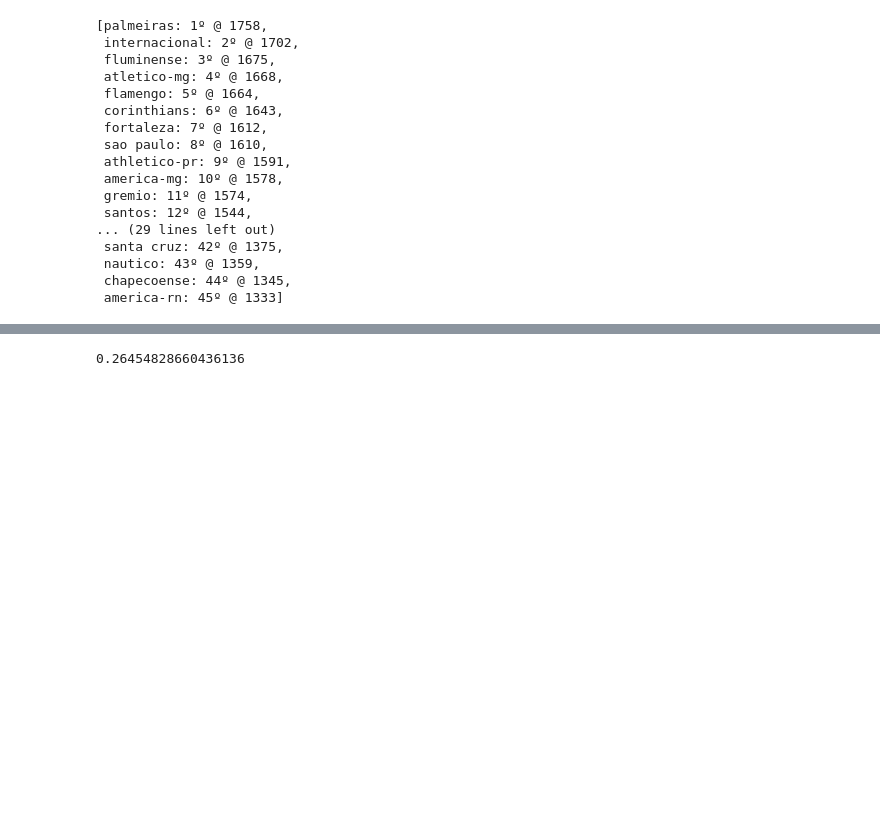
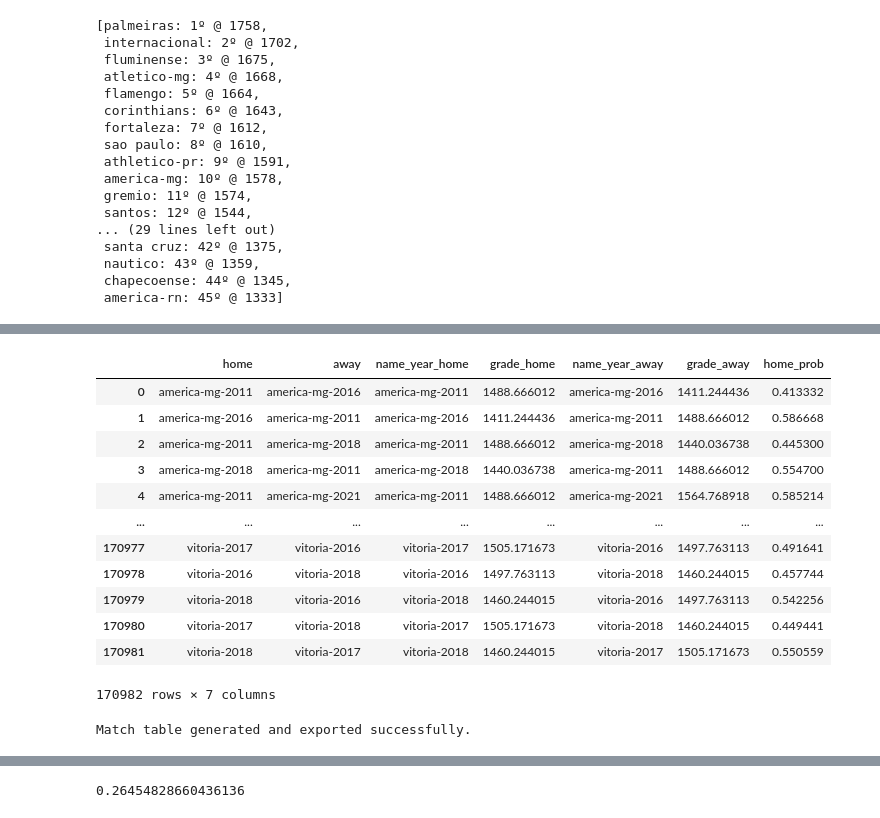
Before and after one commit to Slaxis/infnet-sports, a Jupyter notebook: bootelo/BooteloRanker.ipynb, the cells around one changed output, grey strips where cells are left out. Cells and saved outputs as stored; diff of their text form; code cells hidden in the pictures; blank space fills up the shorter version.

```diff
--- a/bootelo/BooteloRanker.ipynb
+++ b/bootelo/BooteloRanker.ipynb
@@ -102,5 +102,6 @@ import seaborn
 df_games = ranker.games.to_df()
 df_games['year'] = df_games['hour'].dt.year
 year_grades = df_games.groupby(["name", "year"]).agg({"grade": "last"}).reset_index()
+year_grades['name_year'] = year_grades['name'] + '-' + year_grades['year'].astype(str)
 
 year_grades.to_csv("year_grades.csv", sep=";", decimal=',', index=False)
@@ -120,0 +124,13 @@ year_grades.to_csv("year_grades.csv", sep=";", decimal=',', index=False)
+# %%
+# Read the CSV file containing team names
+# teams_df = pd.read_csv("teams.csv")  # Assuming the file is named "teams.csv"
+teams_df = year_grades.copy()
+
+# Print the DataFrame to inspect its structure
+print("DataFrame from 'teams.csv':")
+# Extract unique team names
+teams = teams_df["name_year"].unique()
+
+# FILTRAR OS CAMPEOES
+
+teams
@@ -120,0 +172,59 @@ year_grades.to_csv("year_grades.csv", sep=";", decimal=',', index=False)
+# %%
+import pandas
+from itertools import combinations
+# Generate all combinations of teams playing each other in each round
+matches = list(combinations(teams, 2))
+
+total_matches = []
+for match in matches:
+    total_matches.append((match[0], match[1]))
+    total_matches.append((match[1], match[0]))
+
+df_matches = pandas.DataFrame(total_matches, columns=["home", "away"])
+df_matches = df_matches.merge(teams_df[['name_year', 'grade']], left_on="home", right_on="name_year", how="left")
+df_matches = df_matches.merge(teams_df[['name_year', 'grade']], left_on="away", right_on="name_year", how="left", suffixes=('_home', '_away'))
+# norm(loc=home.grade - away.grade, scale=2**(1/2)*self.beta).cdf(0)
+df_matches['home_prob'] = stats.norm(loc=df_matches['grade_home'] - df_matches['grade_away'], scale=2**(1/2)*beta).cdf(0)
+
+df_matches
+# %% [output]
+|  | home | away | name_year_home | grade_home | name_year_away | grade_away | home_prob |
+| 0 | america-mg-2011 | america-mg-2016 | america-mg-2011 | 1488.666012 | america-mg-2016 | 1411.244436 | 0.413332 |
+| 1 | america-mg-2016 | america-mg-2011 | america-mg-2016 | 1411.244436 | america-mg-2011 | 1488.666012 | 0.586668 |
+| 2 | america-mg-2011 | america-mg-2018 | america-mg-2011 | 1488.666012 | america-mg-2018 | 1440.036738 | 0.445300 |
+| 3 | america-mg-2018 | america-mg-2011 | america-mg-2018 | 1440.036738 | america-mg-2011 | 1488.666012 | 0.554700 |
+| 4 | america-mg-2011 | america-mg-2021 | america-mg-2011 | 1488.666012 | america-mg-2021 | 1564.768918 | 0.585214 |
+| ... | ... | ... | ... | ... | ... | ... | ... |
+| 170977 | vitoria-2017 | vitoria-2016 | vitoria-2017 | 1505.171673 | vitoria-2016 | 1497.763113 | 0.491641 |
+| 170978 | vitoria-2016 | vitoria-2018 | vitoria-2016 | 1497.763113 | vitoria-2018 | 1460.244015 | 0.457744 |
+| 170979 | vitoria-2018 | vitoria-2016 | vitoria-2018 | 1460.244015 | vitoria-2016 | 1497.763113 | 0.542256 |
+| 170980 | vitoria-2017 | vitoria-2018 | vitoria-2017 | 1505.171673 | vitoria-2018 | 1460.244015 | 0.449441 |
+| 170981 | vitoria-2018 | vitoria-2017 | vitoria-2018 | 1460.244015 | vitoria-2017 | 1505.171673 | 0.550559 |
+170982 rows × 7 columns
+# %%
+
+
+
+try:
+
+
+
+    # generate a df for the matches
+
+    rounds = []
+
+    for i in range(1, 39):  # 38 rounds
+        round_matches = [(home, away) if i % 2 == 0 else (away, home) for home, away in matches]
+        rounds.extend(round_matches)
+
+    # Create DataFrame for matches
+    df_matches = pandas.DataFrame(rounds, columns=["Home", "Away"])
+
+    # Export to CSV
+    df_matches.to_csv("38_round_matches.csv", index=False)
+
+    print("Match table generated and exported successfully.")
+except Exception as e:
+    print("An error occurred while generating match table:", e)
+# %% [output]
+Match table generated and exported successfully.
```
Also changed, not shown: parts of 6 cells of this notebook, 10 other files.
